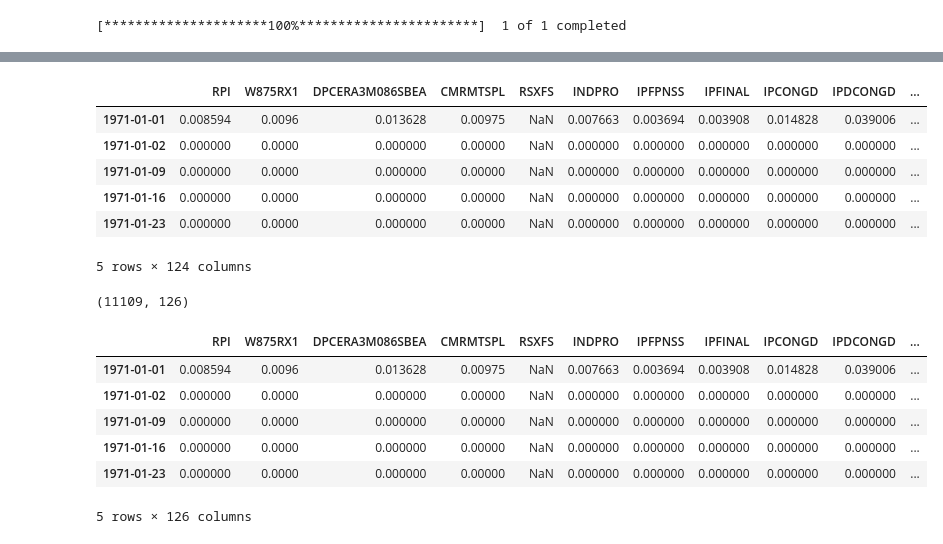
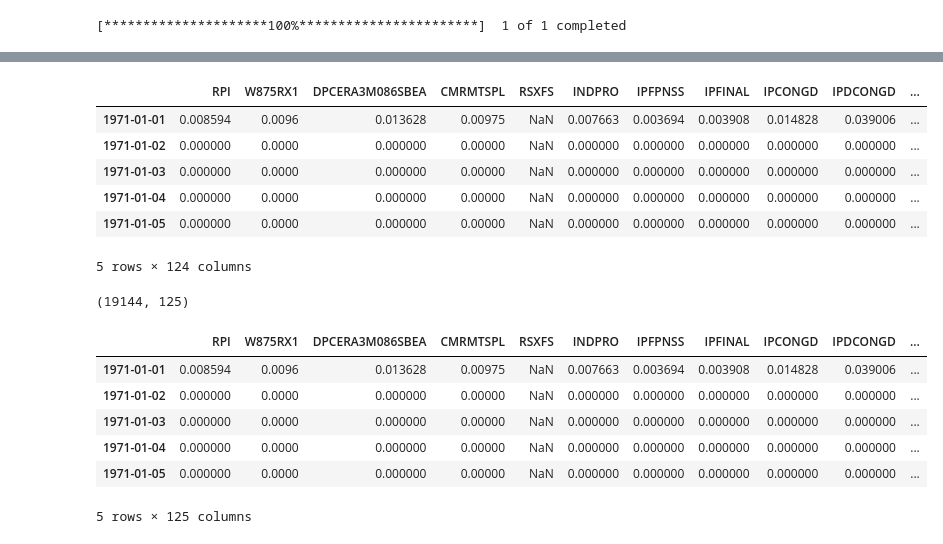
Before and after one commit to AmineMahdioui/projet-de-fin-d-annee, a Jupyter notebook: New try LSTM.ipynb, the cells around one changed output, grey strips where cells are left out. Saved outputs shown, nothing was run; the diff lists cells and outputs as text; code cells hidden in the pictures.

```diff
--- a/New try LSTM.ipynb
+++ b/New try LSTM.ipynb
@@ -115,7 +103,7 @@ Name: S&P: indust, dtype: float64
 # %%
 if len(errors)>0:
     raise Exception("Erorrs found")
-data=pd.concat(indicators,axis=1).copy().fillna(method='ffill') #.loc["1971":].dropna(how='all').fillna(method='ffill')
+data=pd.concat(indicators,axis=1).copy() #.fillna(method='ffill') #.loc["1971":].dropna(how='all').fillna(method='ffill')
 # data.to_csv('Data/HistoricalVariables.csv')
-print(data.shape)
-data.isna().sum().sort_values()/data.shape[0]
+# print(data.shape)
+# data.isna().sum().sort_values()/data.shape[0]
@@ -141,3 +110,5 @@ dtype: float64
+# %%
+data=data.resample('D').last().fillna(method='ffill')
 # %%
 def deltaX(data):
     return data.diff()
@@ -203,27 +196,27 @@ df.head()
 |  | RPI | W875RX1 | DPCERA3M086SBEA | CMRMTSPL | RSXFS | INDPRO | IPFPNSS | IPFINAL | IPCONGD | IPDCONGD | ... |
 | 1971-01-01 | 0.008594 | 0.0096 | 0.013628 | 0.00975 | NaN | 0.007663 | 0.003694 | 0.003908 | 0.014828 | 0.039006 | ... |
 | 1971-01-02 | 0.000000 | 0.0000 | 0.000000 | 0.00000 | NaN | 0.000000 | 0.000000 | 0.000000 | 0.000000 | 0.000000 | ... |
-| 1971-01-09 | 0.000000 | 0.0000 | 0.000000 | 0.00000 | NaN | 0.000000 | 0.000000 | 0.000000 | 0.000000 | 0.000000 | ... |
-| 1971-01-16 | 0.000000 | 0.0000 | 0.000000 | 0.00000 | NaN | 0.000000 | 0.000000 | 0.000000 | 0.000000 | 0.000000 | ... |
-| 1971-01-23 | 0.000000 | 0.0000 | 0.000000 | 0.00000 | NaN | 0.000000 | 0.000000 | 0.000000 | 0.000000 | 0.000000 | ... |
+| 1971-01-03 | 0.000000 | 0.0000 | 0.000000 | 0.00000 | NaN | 0.000000 | 0.000000 | 0.000000 | 0.000000 | 0.000000 | ... |
+| 1971-01-04 | 0.000000 | 0.0000 | 0.000000 | 0.00000 | NaN | 0.000000 | 0.000000 | 0.000000 | 0.000000 | 0.000000 | ... |
+| 1971-01-05 | 0.000000 | 0.0000 | 0.000000 | 0.00000 | NaN | 0.000000 | 0.000000 | 0.000000 | 0.000000 | 0.000000 | ... |
 5 rows × 124 columns
 # %%
 
 recessions =  DataReader('USRECDM', 'fred', start='1800')
-df[f'in a recession']=recessions
+# df[f'in a recession']=recessions
 df['target'] = recessions.shift(-250)
 
 df.fillna(method='ffill',inplace=True)
 # df=df.fillna(-1)
 df=df['1971':] #.resample('MS').last()
 print(df.shape)
 df.head()
 # %% [output]
-(11109, 126)
+(19144, 125)
 |  | RPI | W875RX1 | DPCERA3M086SBEA | CMRMTSPL | RSXFS | INDPRO | IPFPNSS | IPFINAL | IPCONGD | IPDCONGD | ... |
 | 1971-01-01 | 0.008594 | 0.0096 | 0.013628 | 0.00975 | NaN | 0.007663 | 0.003694 | 0.003908 | 0.014828 | 0.039006 | ... |
 | 1971-01-02 | 0.000000 | 0.0000 | 0.000000 | 0.00000 | NaN | 0.000000 | 0.000000 | 0.000000 | 0.000000 | 0.000000 | ... |
-| 1971-01-09 | 0.000000 | 0.0000 | 0.000000 | 0.00000 | NaN | 0.000000 | 0.000000 | 0.000000 | 0.000000 | 0.000000 | ... |
-| 1971-01-16 | 0.000000 | 0.0000 | 0.000000 | 0.00000 | NaN | 0.000000 | 0.000000 | 0.000000 | 0.000000 | 0.000000 | ... |
-| 1971-01-23 | 0.000000 | 0.0000 | 0.000000 | 0.00000 | NaN | 0.000000 | 0.000000 | 0.000000 | 0.000000 | 0.000000 | ... |
+| 1971-01-03 | 0.000000 | 0.0000 | 0.000000 | 0.00000 | NaN | 0.000000 | 0.000000 | 0.000000 | 0.000000 | 0.000000 | ... |
+| 1971-01-04 | 0.000000 | 0.0000 | 0.000000 | 0.00000 | NaN | 0.000000 | 0.000000 | 0.000000 | 0.000000 | 0.000000 | ... |
+| 1971-01-05 | 0.000000 | 0.0000 | 0.000000 | 0.00000 | NaN | 0.000000 | 0.000000 | 0.000000 | 0.000000 | 0.000000 | ... |
-5 rows × 126 columns
+5 rows × 125 columns
```
Also changed, not shown: parts of 39 cells of this notebook.
